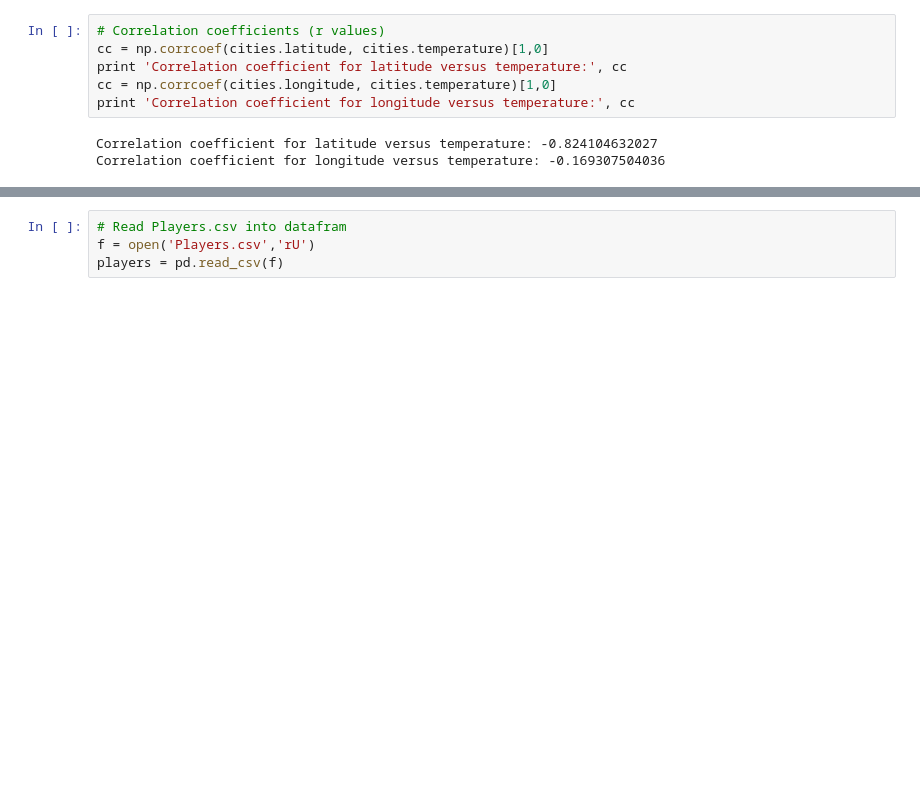
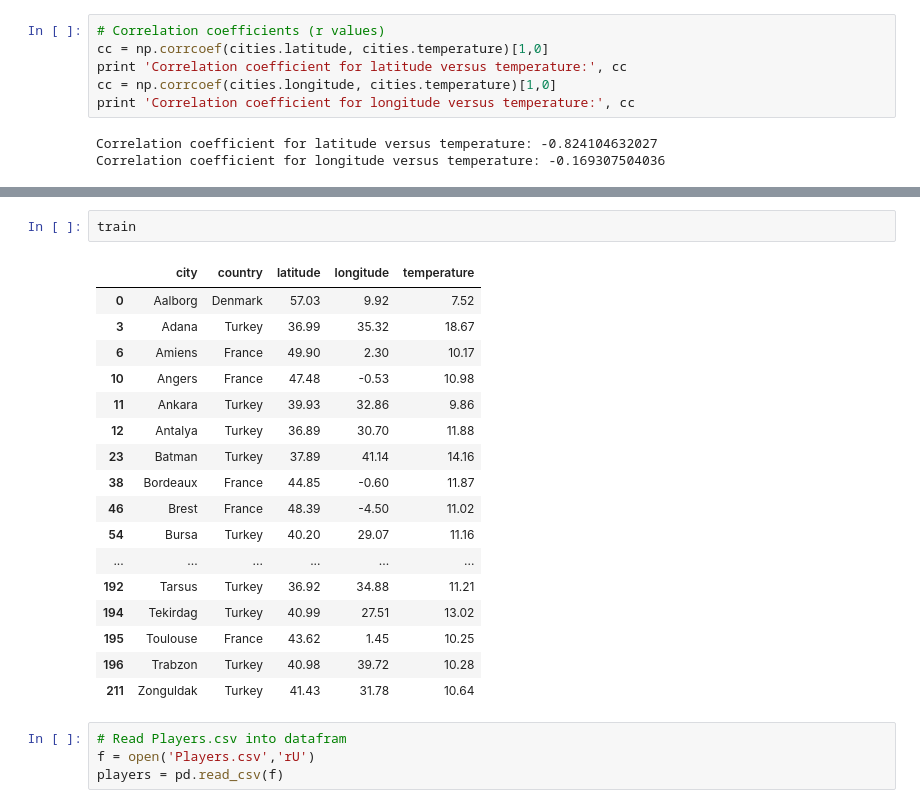
Before and after one commit to CodeandoMonterrey/RPP_DesafioSP, a Jupyter notebook: sesion5/PythonRegression.ipynb, the cells around one changed output, grey strips where cells are left out. Drawn from its saved outputs; the diff is of its cells as text; blank space fills up the shorter version.

```diff
--- a/sesion5/PythonRegression.ipynb
+++ b/sesion5/PythonRegression.ipynb
@@ -81,3 +97,23 @@ Enter city name (or "quit" to quit): quit
+# %%
+train
+# %% [output]
+|  | city | country | latitude | longitude | temperature |
+| 0 | Aalborg | Denmark | 57.03 | 9.92 | 7.52 |
+| 3 | Adana | Turkey | 36.99 | 35.32 | 18.67 |
+| 6 | Amiens | France | 49.90 | 2.30 | 10.17 |
+| 10 | Angers | France | 47.48 | -0.53 | 10.98 |
+| 11 | Ankara | Turkey | 39.93 | 32.86 | 9.86 |
+| 12 | Antalya | Turkey | 36.89 | 30.70 | 11.88 |
+| 23 | Batman | Turkey | 37.89 | 41.14 | 14.16 |
+| 38 | Bordeaux | France | 44.85 | -0.60 | 11.87 |
+| 46 | Brest | France | 48.39 | -4.50 | 11.02 |
+| 54 | Bursa | Turkey | 40.20 | 29.07 | 11.16 |
+| ... | ... | ... | ... | ... | ... |
+| 192 | Tarsus | Turkey | 36.92 | 34.88 | 11.21 |
+| 194 | Tekirdag | Turkey | 40.99 | 27.51 | 13.02 |
+| 195 | Toulouse | France | 43.62 | 1.45 | 10.25 |
+| 196 | Trabzon | Turkey | 40.98 | 39.72 | 10.28 |
+| 211 | Zonguldak | Turkey | 41.43 | 31.78 | 10.64 |
 # %%
 # Read Players.csv into datafram
 f = open('Players.csv','rU')
```
Also changed, not shown: parts of 5 cells of this notebook, 5 other files.
